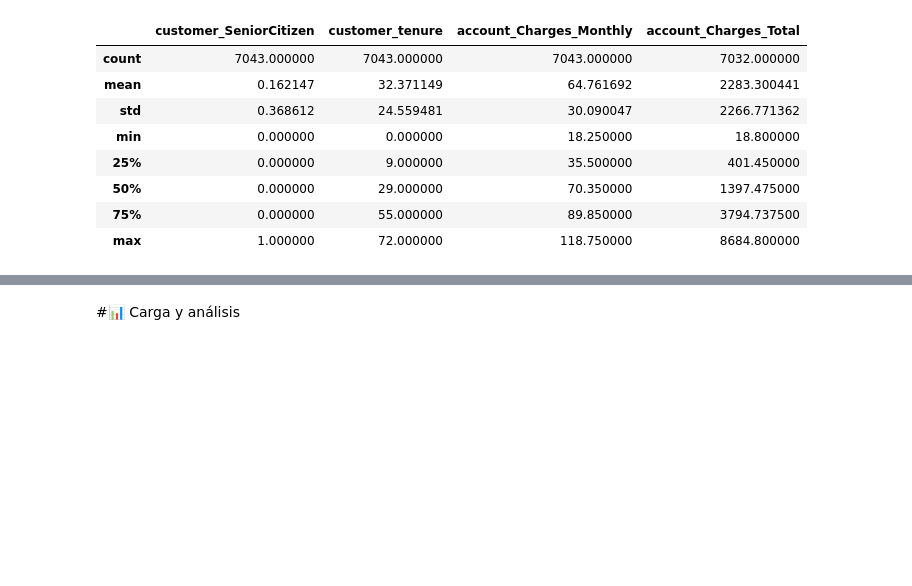
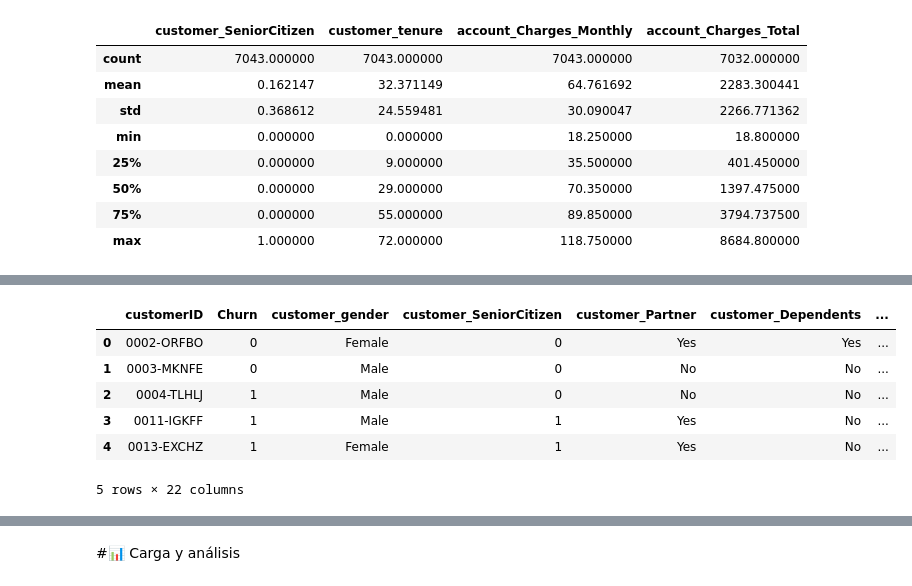
Before and after one commit to Fvargasv/Challenge-X-, a Jupyter notebook: TelecomX_LATAM.ipynb, the cells around one changed output, grey strips where cells are left out. Cells and saved outputs as stored; diff of their text form; code cells hidden in the pictures; blank space fills up the shorter version.

```diff
--- a/TelecomX_LATAM.ipynb
+++ b/TelecomX_LATAM.ipynb
@@ -330,0 +364,13 @@ datos.describe()
+# %%
+# opcional: convertir valores textuales como "Sí" y "No" en valores binarios (1 y 0),
+
+datos['Churn'] = datos['Churn'].map({'Yes': 1, 'No': 0})
+datos.head()
+# %% [output]
+|  | customerID | Churn | customer_gender | customer_SeniorCitizen | customer_Partner | customer_Dependents | ... |
+| 0 | 0002-ORFBO | 0 | Female | 0 | Yes | Yes | ... |
+| 1 | 0003-MKNFE | 0 | Male | 0 | No | No | ... |
+| 2 | 0004-TLHLJ | 1 | Male | 0 | No | No | ... |
+| 3 | 0011-IGKFF | 1 | Male | 1 | Yes | No | ... |
+| 4 | 0013-EXCHZ | 1 | Female | 1 | Yes | No | ... |
+5 rows × 22 columns
```
Also changed, not shown: parts of 9 cells of this notebook.
